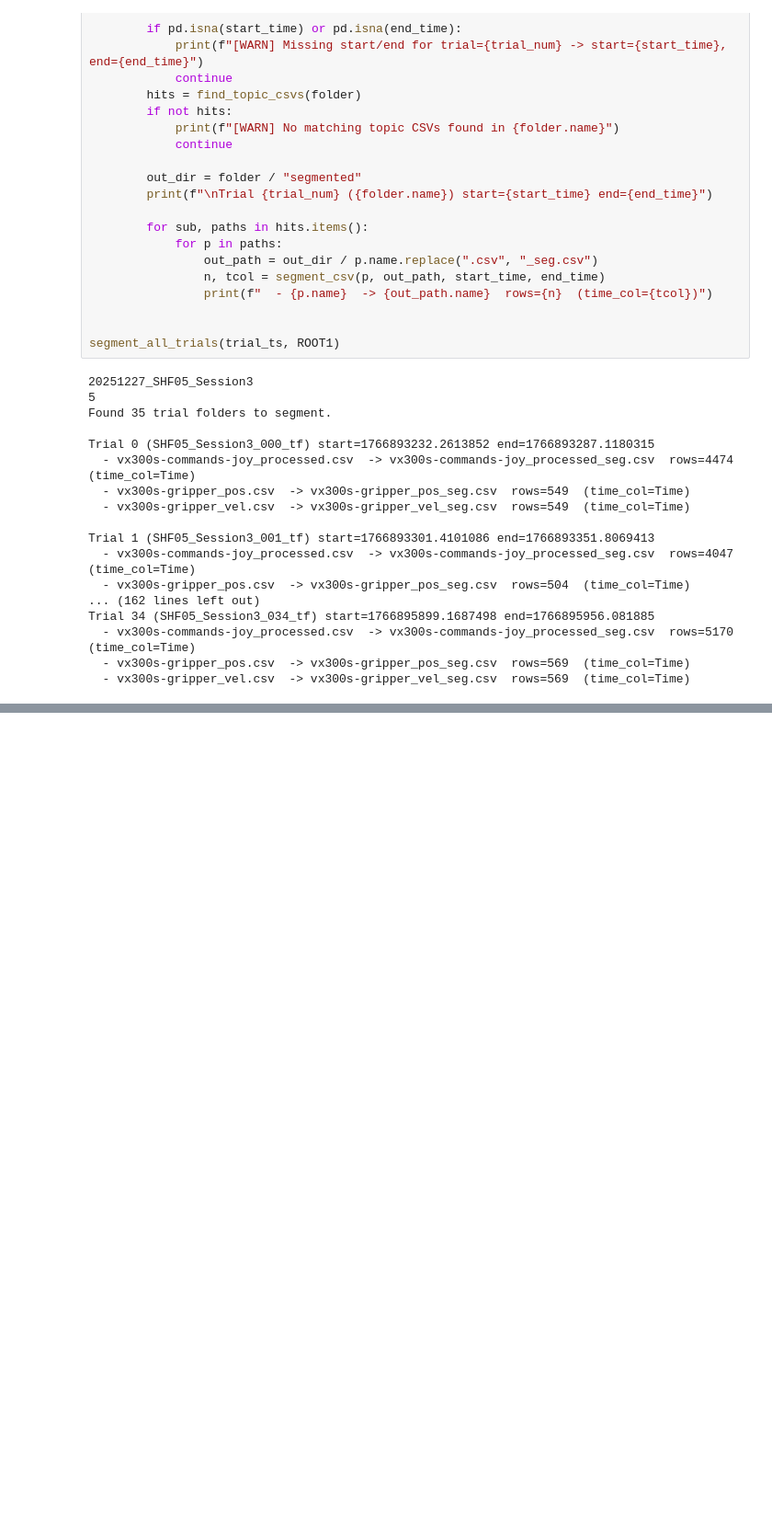
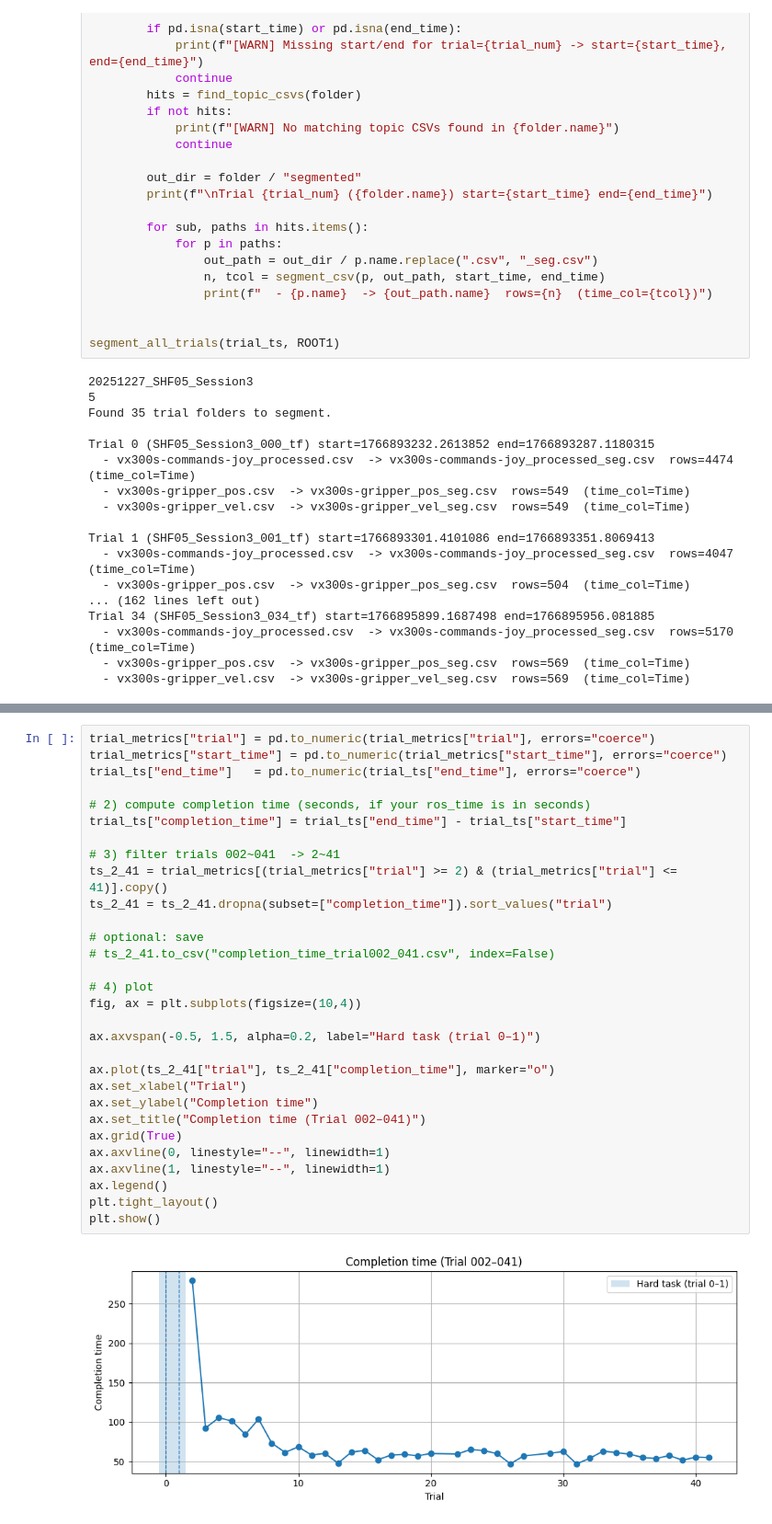
Before and after one commit to KylerHong/Morpheus_Haptic_Sleeve, a Jupyter notebook: Segmentation.ipynb, the cells around one changed output, grey strips where cells are left out. Shown at 92% size. Drawn from its saved outputs; the diff is of its cells as text; blank space fills up the shorter version.

```diff
--- a/Segmentation.ipynb
+++ b/Segmentation.ipynb
@@ -368,0 +877,32 @@ Trial 34 (SHF05_Session3_034_tf) start=1766895899.1687498 end=1766895956.081885
+# %%
+trial_metrics["trial"] = pd.to_numeric(trial_metrics["trial"], errors="coerce")
+trial_metrics["start_time"] = pd.to_numeric(trial_metrics["start_time"], errors="coerce")
+trial_ts["end_time"]   = pd.to_numeric(trial_ts["end_time"], errors="coerce")
+
+# 2) compute completion time (seconds, if your ros_time is in seconds)
+trial_ts["completion_time"] = trial_ts["end_time"] - trial_ts["start_time"]
+
+# 3) filter trials 002~041  -> 2~41
+ts_2_41 = trial_metrics[(trial_metrics["trial"] >= 2) & (trial_metrics["trial"] <= 41)].copy()
+ts_2_41 = ts_2_41.dropna(subset=["completion_time"]).sort_values("trial")
+
+# optional: save
+# ts_2_41.to_csv("completion_time_trial002_041.csv", index=False)
+
+# 4) plot
+fig, ax = plt.subplots(figsize=(10,4))
+
+ax.axvspan(-0.5, 1.5, alpha=0.2, label="Hard task (trial 0–1)")
+
+ax.plot(ts_2_41["trial"], ts_2_41["completion_time"], marker="o")
+ax.set_xlabel("Trial")
+ax.set_ylabel("Completion time")
+ax.set_title("Completion time (Trial 002–041)")
+ax.grid(True)
+ax.axvline(0, linestyle="--", linewidth=1)
+ax.axvline(1, linestyle="--", linewidth=1)
+ax.legend()
+plt.tight_layout()
+plt.show()
+# %% [output]
+[figure, added]
```
Also changed, not shown: parts of 9 cells of this notebook.
